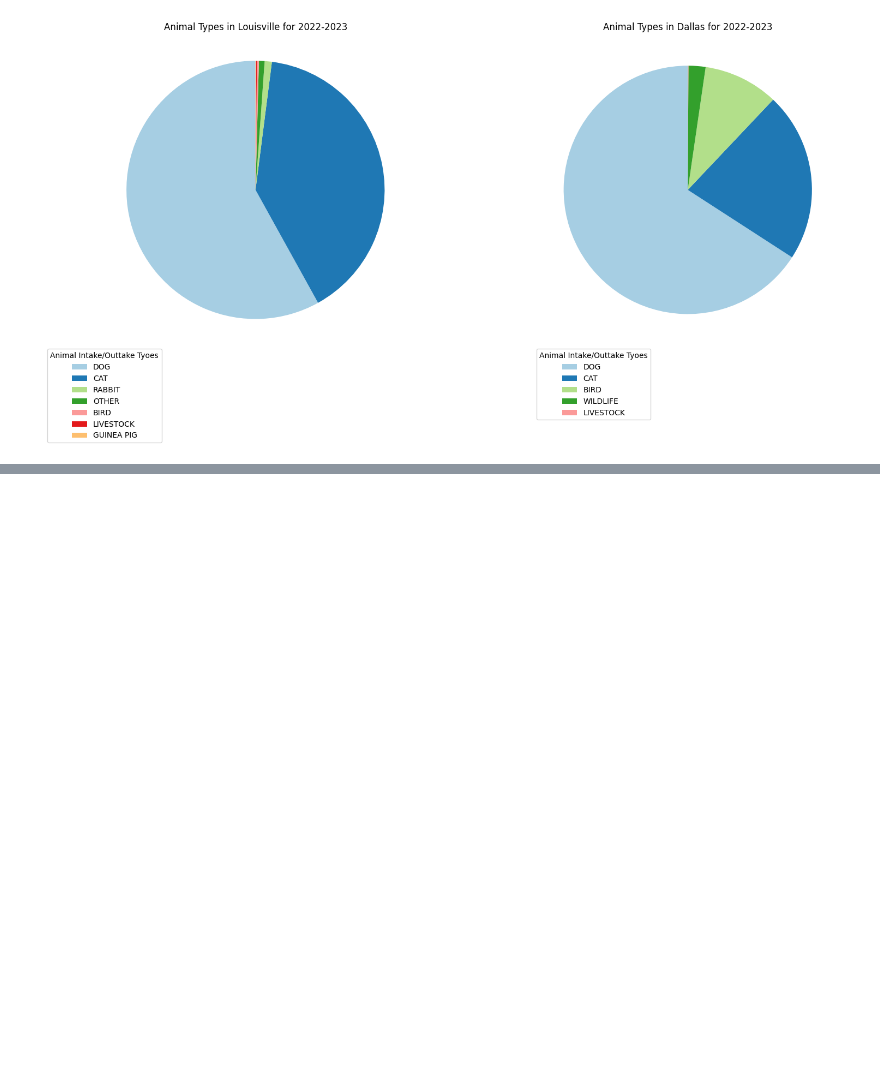
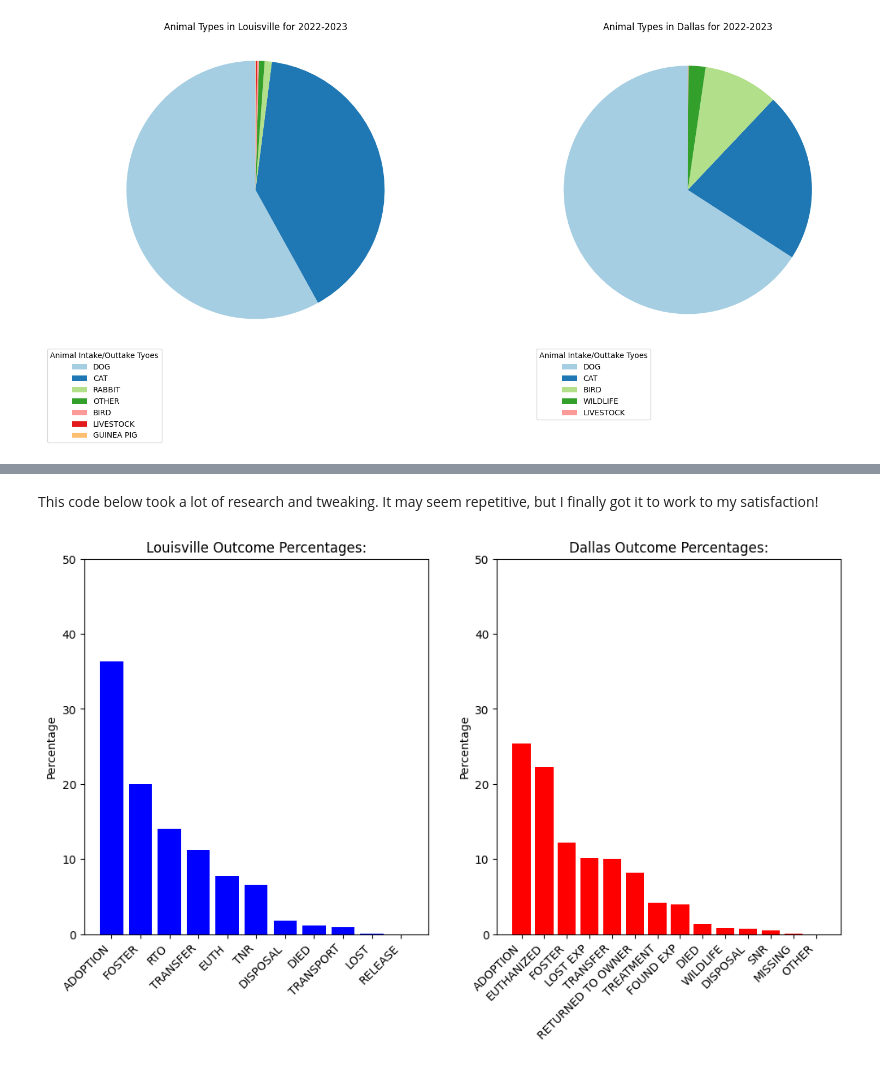
Before and after one commit to mklbc19/DA-Capstone-Project---Animal-Shelters, a Jupyter notebook: CapstoneProjectCode.ipynb, the cells around one changed output, grey strips where cells are left out. Saved outputs shown, nothing was run; the diff lists cells and outputs as text; code cells hidden in the pictures; blank space fills up the shorter version.

Commit message:
Adding in a bar graph and updated README file

```diff
--- a/CapstoneProjectCode.ipynb
+++ b/CapstoneProjectCode.ipynb
@@ -377,3 +378,10 @@ plt.tight_layout()
 plt.show()
 # %% [output]
 [figure]
+# %%
+louisville_outcome_count = merged_df['Louisville_outtype'].value_counts()
+dallas_outcome_count = merged_df['Dallas_Outcome Type'].value_counts()
+print("Louisville Outcome Counts:")
+print(louisville_outcome_count)
+print("\nDallas Outcome Counts:")
+print(dallas_outcome_count)
@@ -379,0 +406,9 @@ plt.show()
+# %%
+louisville_total = louisville_outcome_count.sum()
+dallas_total = dallas_outcome_count.sum()
+louisville_percentage = (louisville_outcome_count / louisville_total) * 100
+dallas_percentage = (dallas_outcome_count / dallas_total) * 100
+print ("Louisville Outcome Percentages of Total:")
+print(louisville_percentage)
+print ("Dallas Outcome Percentages of Total:")
+print(dallas_percentage)
@@ -379,0 +433,23 @@ plt.show()
+# %% [markdown]
+This code below took a lot of research and tweaking.  It may seem repetitive, but I finally got it to work to my satisfaction!
+# %%
+fig, axes = plt.subplots(1, 2, figsize=(12, 6), sharey=True)
+axes[0].bar(louisville_percentage.index, louisville_percentage, color='blue')
+axes[0].set_title("Louisville Outcome Percentages:")
+axes[0].set_xticks(range(len(louisville_percentage.index)))
+axes[0].set_xticklabels(louisville_percentage.index, rotation=45, ha='right')
+axes[0].set_ylim(0, 50)
+axes[0].set_ylabel("Percentage")
+axes[0].tick_params(axis='y', which='both', labelleft=True)
+axes[1].bar(dallas_percentage.index, dallas_percentage, color='red')
+axes[1].set_title("Dallas Outcome Percentages:")
+axes[1].set_xticks(range(len(dallas_percentage.index)))
+axes[1].set_xticklabels(dallas_percentage.index, rotation=45, ha='right')
+axes[1].set_ylim(0, 50)
+axes[1].set_ylabel("Percentage")
+axes[1].tick_params(axis='y', which='both', labelleft=True)
+
+plt.tight_layout
+plt.show()
+# %% [output]
+[figure, added]
```
Also changed, not shown: parts of 4 cells of this notebook, 1 other file.
